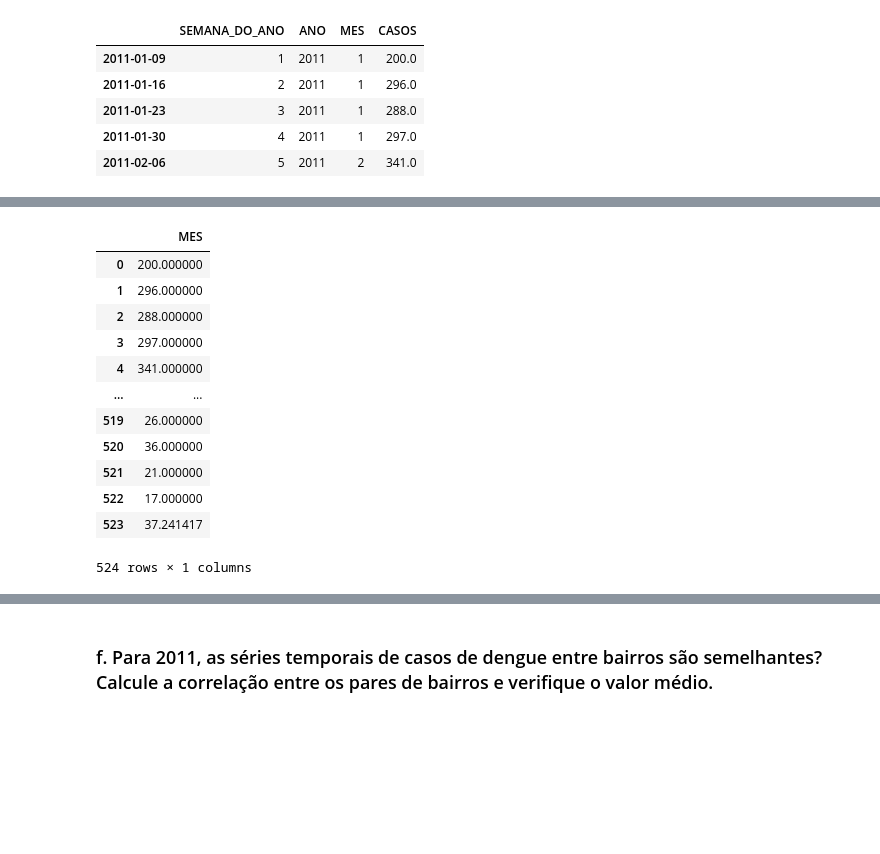
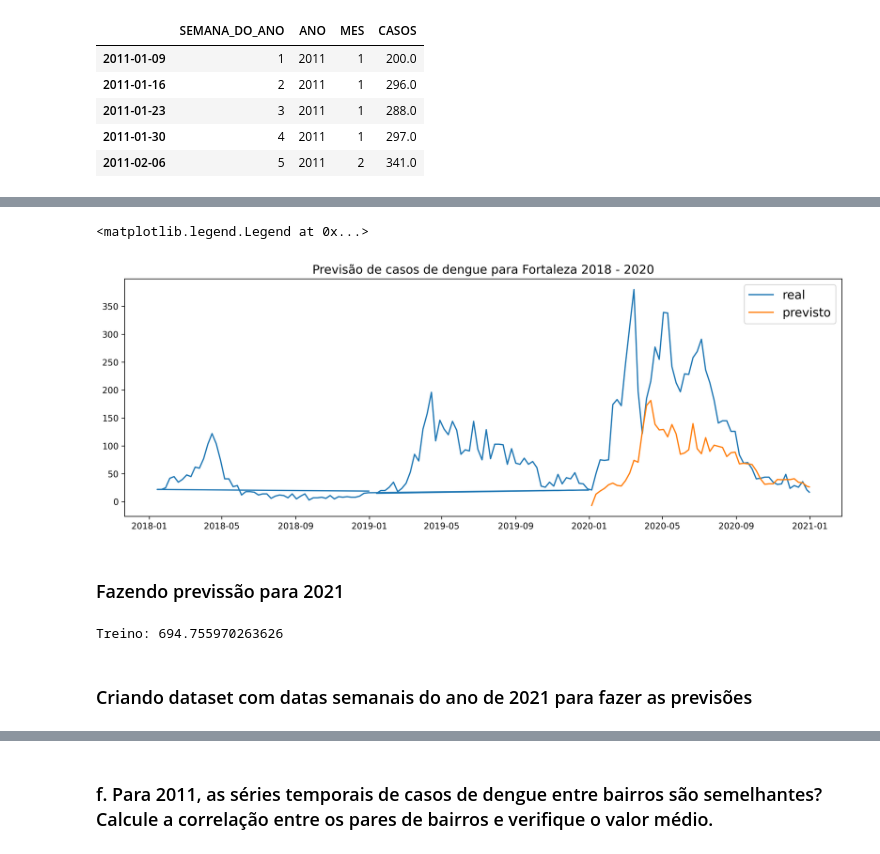
Before and after one commit to clairtonluz/MBA-em-ciencia-de-dados, a Jupyter notebook: Previsão de Series Temporais/exercicios/EXERCICIO_2.ipynb, the cells around one changed output, grey strips where cells are left out. Cells and saved outputs as stored; diff of their text form; code cells hidden in the pictures; blank space fills up the shorter version.

```diff
--- a/Previsão de Series Temporais/exercicios/EXERCICIO_2.ipynb
+++ b/Previsão de Series Temporais/exercicios/EXERCICIO_2.ipynb
@@ -295,16 +245,0 @@ serisfinal=pd.DataFrame(list(df2.drop('TARGET',axis=1).iloc[0].values) + list(df
-# %%
-serisfinal
-# %% [output]
-|  | MES |
-| 0 | 200.000000 |
-| 1 | 296.000000 |
-| 2 | 288.000000 |
-| 3 | 297.000000 |
-| 4 | 341.000000 |
-| ... | ... |
-| 519 | 26.000000 |
-| 520 | 36.000000 |
-| 521 | 21.000000 |
-| 522 | 17.000000 |
-| 523 | 37.241417 |
-524 rows × 1 columns
@@ -353,0 +246,25 @@ serisfinal
+# %%
+subset=df.loc[(df.index.year>=2018)]
+
+plt.figure(figsize=(15,5),dpi=300)
+plt.title('Previsão de casos de dengue para Fortaleza 2018 - 2020',fontsize=14)
+plt.plot(subset['CASOS'],label='real')
+plt.plot(y_pred,label='previsto')
+
+plt.legend(fontsize=14)
+# %% [output]
+<matplotlib.legend.Legend at 0x...>
+[figure, added]
+# %% [markdown]
+### Fazendo previssão para 2021
+# %%
+X_train = X
+y_train = y
+
+modelo=XGBRegressor(n_estimators=1000,learning_rate=0.01)
+modelo.fit(X_train,y_train)
+print('Treino:',mean_squared_error(y_train,modelo.predict(X_train)))
+# %% [output]
+Treino: 694.755970263626
+# %% [markdown]
+### Criando dataset com datas semanais do ano de 2021 para fazer as previsões
```
Also changed, not shown: parts of 34 cells of this notebook.
